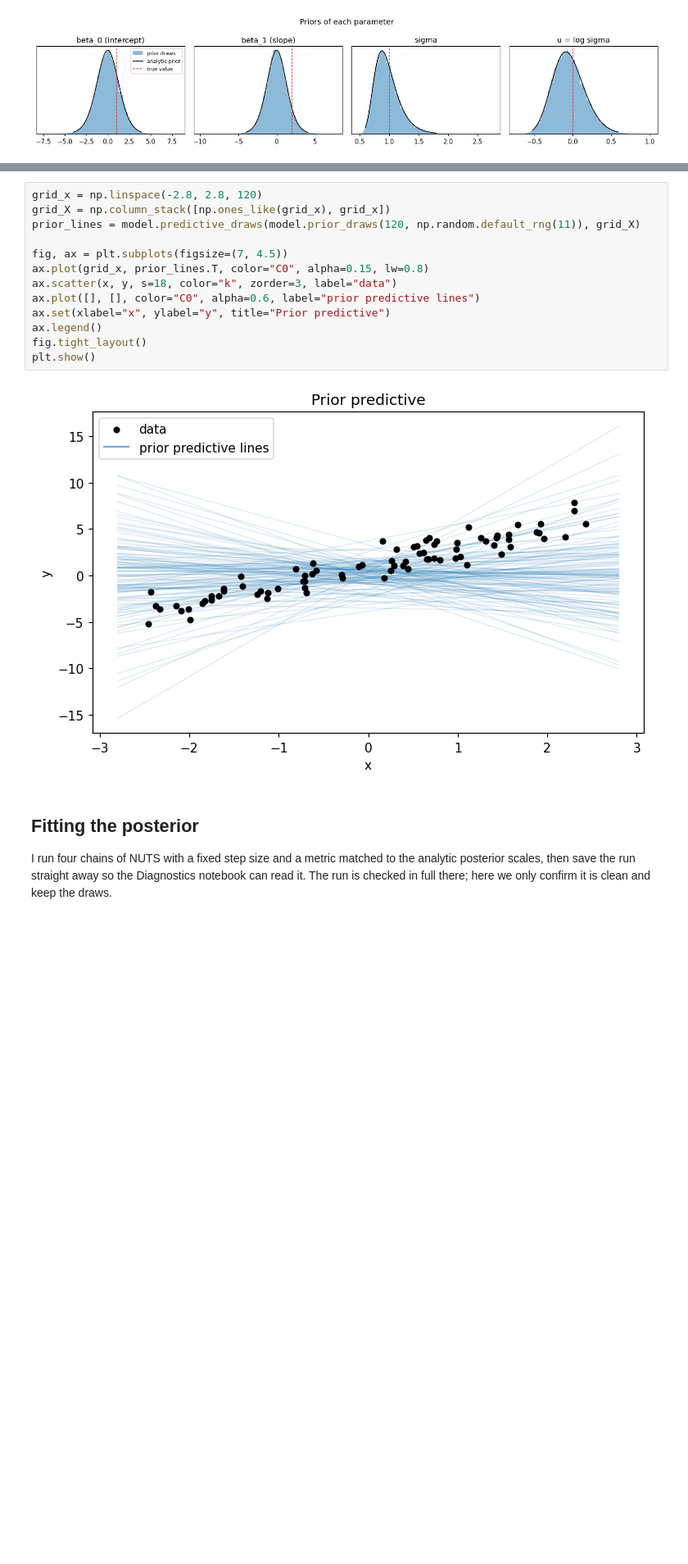
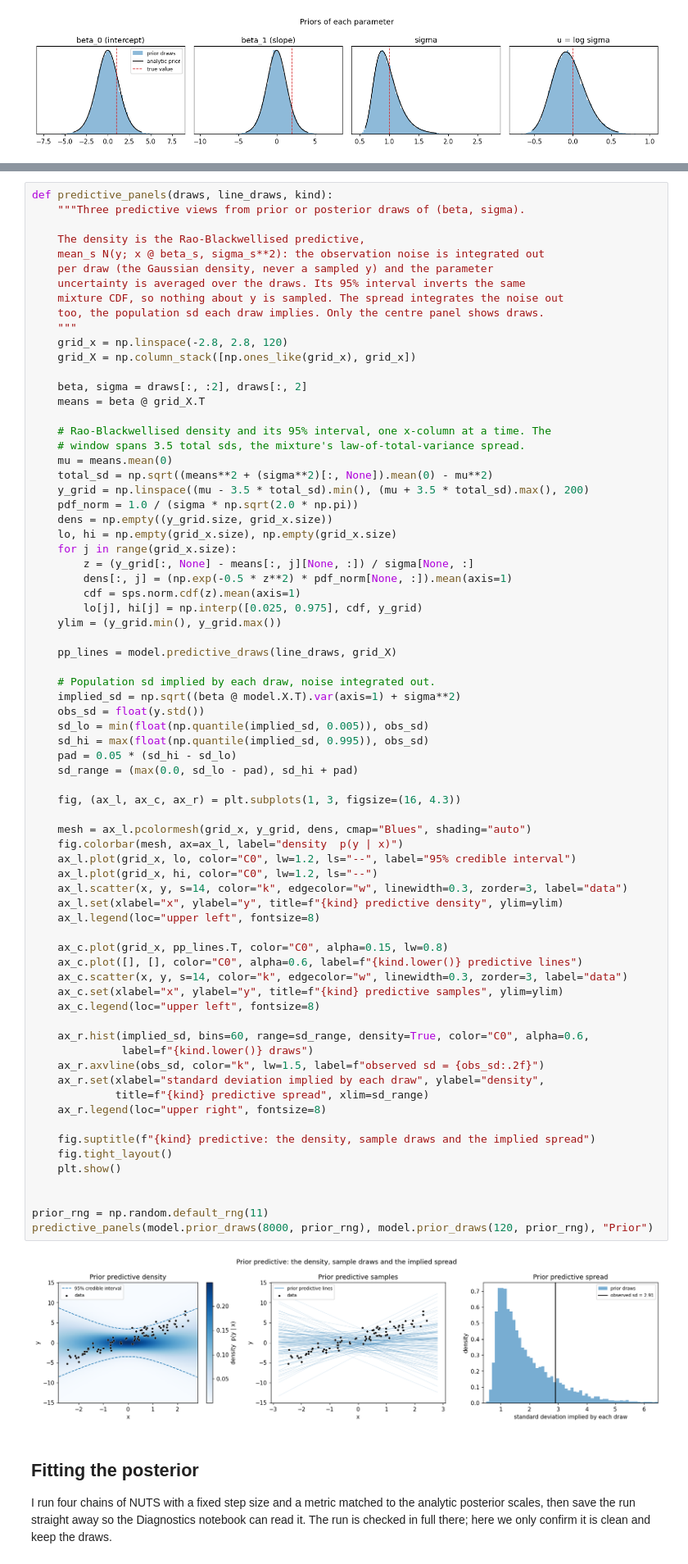
Before and after one commit to argmax-w/toy-nuts-bayes, a Jupyter notebook: notebooks/01_results.ipynb, the cells around one changed output, grey strips where cells are left out. Shown at 82% size. Drawn from its saved outputs; the diff is of its cells as text; blank space fills up the shorter version.

Commit message:
Updating prior and posterior visualisations.

```diff
--- a/notebooks/01_results.ipynb
+++ b/notebooks/01_results.ipynb
@@ -136,18 +142,77 @@ data, which is what a weakly informative prior should look like.
 # %%
-grid_x = np.linspace(-2.8, 2.8, 120)
-grid_X = np.column_stack([np.ones_like(grid_x), grid_x])
-prior_lines = model.predictive_draws(model.prior_draws(120, np.random.default_rng(11)), grid_X)
+def predictive_panels(draws, line_draws, kind):
+    """Three predictive views from prior or posterior draws of (beta, sigma).
 
-fig, ax = plt.subplots(figsize=(7, 4.5))
-ax.plot(grid_x, prior_lines.T, color="C0", alpha=0.15, lw=0.8)
-ax.scatter(x, y, s=18, color="k", zorder=3, label="data")
-ax.plot([], [], color="C0", alpha=0.6, label="prior predictive lines")
-ax.set(xlabel="x", ylabel="y", title="Prior predictive")
-ax.legend()
-fig.tight_layout()
-plt.show()
+    The density is the Rao-Blackwellised predictive,
+    mean_s N(y; x @ beta_s, sigma_s**2): the observation noise is integrated out
+    per draw (the Gaussian density, never a sampled y) and the parameter
+    uncertainty is averaged over the draws. Its 95% interval inverts the same
+    mixture CDF, so nothing about y is sampled. The spread integrates the noise out
+    too, the population sd each draw implies. Only the centre panel shows draws.
+    """
+    grid_x = np.linspace(-2.8, 2.8, 120)
+    grid_X = np.column_stack([np.ones_like(grid_x), grid_x])
+
+    beta, sigma = draws[:, :2], draws[:, 2]
+    means = beta @ grid_X.T
+
+    # Rao-Blackwellised density and its 95% interval, one x-column at a time. The
+    # window spans 3.5 total sds, the mixture's law-of-total-variance spread.
+    mu = means.mean(0)
+    total_sd = np.sqrt((means**2 + (sigma**2)[:, None]).mean(0) - mu**2)
+    y_grid = np.linspace((mu - 3.5 * total_sd).min(), (mu + 3.5 * total_sd).max(), 200)
+    pdf_norm = 1.0 / (sigma * np.sqrt(2.0 * np.pi))
+    dens = np.empty((y_grid.size, grid_x.size))
+    lo, hi = np.empty(grid_x.size), np.empty(grid_x.size)
+    for j in range(grid_x.size):
+        z = (y_grid[:, None] - means[:, j][None, :]) / sigma[None, :]
+        dens[:, j] = (np.exp(-0.5 * z**2) * pdf_norm[None, :]).mean(axis=1)
+        cdf = sps.norm.cdf(z).mean(axis=1)
+        lo[j], hi[j] = np.interp([0.025, 0.975], cdf, y_grid)
+    ylim = (y_grid.min(), y_grid.max())
+
+    pp_lines = model.predictive_draws(line_draws, grid_X)
+
+    # Population sd implied by each draw, noise integrated out.
+    implied_sd = np.sqrt((beta @ model.X.T).var(axis=1) + sigma**2)
+    obs_sd = float(y.std())
+    sd_lo = min(float(np.quantile(implied_sd, 0.005)), obs_sd)
+    sd_hi = max(float(np.quantile(implied_sd, 0.995)), obs_sd)
+    pad = 0.05 * (sd_hi - sd_lo)
+    sd_range = (max(0.0, sd_lo - pad), sd_hi + pad)
+
+    fig, (ax_l, ax_c, ax_r) = plt.subplots(1, 3, figsize=(16, 4.3))
+
+    mesh = ax_l.pcolormesh(grid_x, y_grid, dens, cmap="Blues", shading="auto")
+    fig.colorbar(mesh, ax=ax_l, label="density  p(y | x)")
+    ax_l.plot(grid_x, lo, color="C0", lw=1.2, ls="--", label="95% credible interval")
+    ax_l.plot(grid_x, hi, color="C0", lw=1.2, ls="--")
+    ax_l.scatter(x, y, s=14, color="k", edgecolor="w", linewidth=0.3, zorder=3, label="data")
+    ax_l.set(xlabel="x", ylabel="y", title=f"{kind} predictive density", ylim=ylim)
+    ax_l.legend(loc="upper left", fontsize=8)
+
+    ax_c.plot(grid_x, pp_lines.T, color="C0", alpha=0.15, lw=0.8)
+    ax_c.plot([], [], color="C0", alpha=0.6, label=f"{kind.lower()} predictive lines")
+    ax_c.scatter(x, y, s=14, color="k", edgecolor="w", linewidth=0.3, zorder=3, label="data")
+    ax_c.set(xlabel="x", ylabel="y", title=f"{kind} predictive samples", ylim=ylim)
+    ax_c.legend(loc="upper left", fontsize=8)
+
+    ax_r.hist(implied_sd, bins=60, range=sd_range, density=True, color="C0", alpha=0.6,
+              label=f"{kind.lower()} draws")
+    ax_r.axvline(obs_sd, color="k", lw=1.5, label=f"observed sd = {obs_sd:.2f}")
+    ax_r.set(xlabel="standard deviation implied by each draw", ylabel="density",
+             title=f"{kind} predictive spread", xlim=sd_range)
+    ax_r.legend(loc="upper right", fontsize=8)
+
+    fig.suptitle(f"{kind} predictive: the density, sample draws and the implied spread")
+    fig.tight_layout()
+    plt.show()
+
+
+prior_rng = np.random.default_rng(11)
+predictive_panels(model.prior_draws(8000, prior_rng), model.prior_draws(120, prior_rng), "Prior")
 # %% [output]
-[figure, old version]
+[figure, new version]
 # %% [markdown]
 ## Fitting the posterior
 
```
Also changed, not shown: parts of 7 cells of this notebook, 4 other files.
